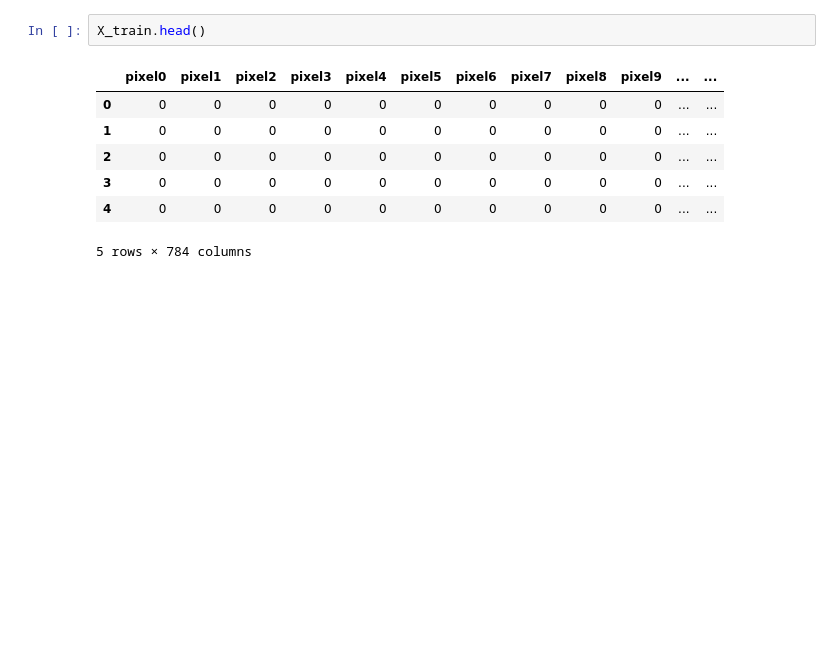
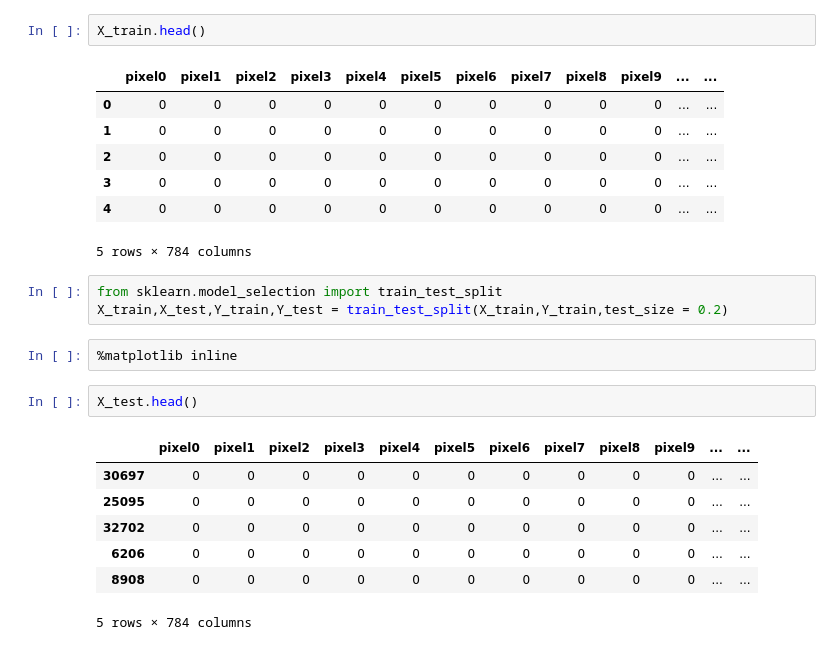
Before and after one commit to kalrashivam/MNIst, a Jupyter notebook: Ml mnist.ipynb, the cells around one changed output. Cells and saved outputs as stored; diff of their text form; blank space fills up the shorter version.

```diff
--- a/Ml mnist.ipynb
+++ b/Ml mnist.ipynb
@@ -40,3 +44,18 @@ X_train.head()
 | 3 | 0 | 0 | 0 | 0 | 0 | 0 | 0 | 0 | 0 | 0 | ... | ... |
 | 4 | 0 | 0 | 0 | 0 | 0 | 0 | 0 | 0 | 0 | 0 | ... | ... |
 5 rows × 784 columns
+# %%
+from sklearn.model_selection import train_test_split
+X_train,X_test,Y_train,Y_test = train_test_split(X_train,Y_train,test_size = 0.2)
+# %%
+%matplotlib inline
+# %%
+X_test.head()
+# %% [output]
+|  | pixel0 | pixel1 | pixel2 | pixel3 | pixel4 | pixel5 | pixel6 | pixel7 | pixel8 | pixel9 | ... | ... |
+| 30697 | 0 | 0 | 0 | 0 | 0 | 0 | 0 | 0 | 0 | 0 | ... | ... |
+| 25095 | 0 | 0 | 0 | 0 | 0 | 0 | 0 | 0 | 0 | 0 | ... | ... |
+| 32702 | 0 | 0 | 0 | 0 | 0 | 0 | 0 | 0 | 0 | 0 | ... | ... |
+| 6206 | 0 | 0 | 0 | 0 | 0 | 0 | 0 | 0 | 0 | 0 | ... | ... |
+| 8908 | 0 | 0 | 0 | 0 | 0 | 0 | 0 | 0 | 0 | 0 | ... | ... |
+5 rows × 784 columns
```
Also changed, not shown: parts of 13 cells of this notebook.
